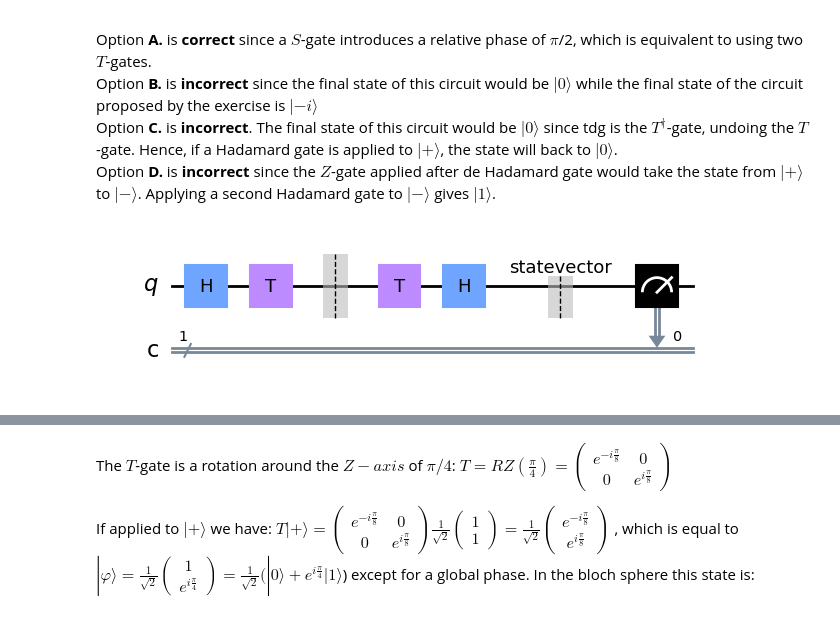
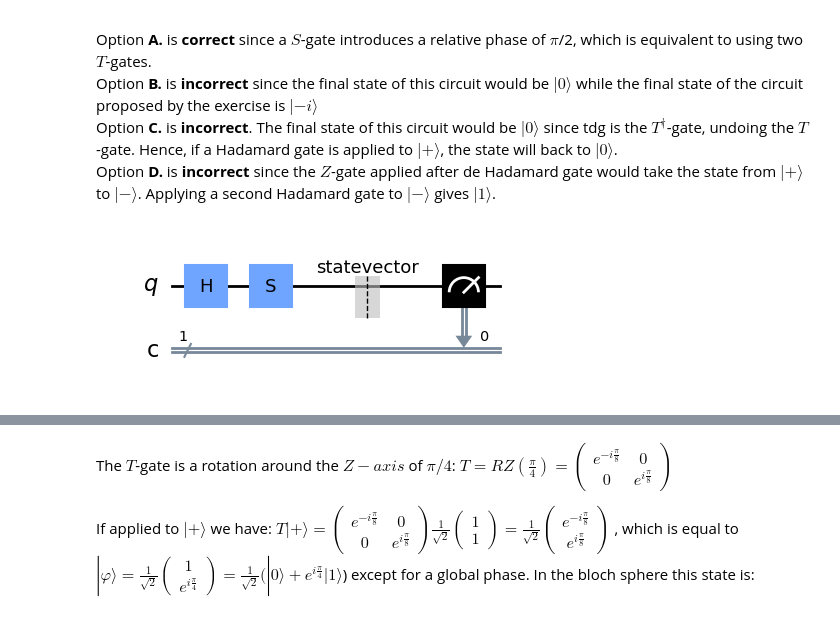
Before and after one commit to VRGQuantumTech/learning_qiskit, a Jupyter notebook: exam_exercices.ipynb, the cells around one changed output, grey strips where cells are left out. Cells and saved outputs as stored; diff of their text form; code cells hidden in the pictures.

```diff
--- a/exam_exercices.ipynb
+++ b/exam_exercices.ipynb
@@ -762,30 +762,28 @@ Option <b>D.</b> is <b>incorrect</b> since the $Z$-gate applied after de Hadamar
 # %%
 # To recreate the circuit given by the exercise:
 
 from qiskit import *
 from qiskit.visualization import plot_bloch_multivector
 
 q = QuantumRegister(1, 'q')
 c = ClassicalRegister(1, 'c')
 
 qc = QuantumCircuit(q,c)
 qasm = Aer.get_backend('qasm_simulator')
 
 qc.h(q)
-qc.t(q)
-qc.barrier()
-qc.t(q)
-qc.h(q)
+qc.s(q)
+#qc.h(q)
 
 qc.save_statevector()
 qc.measure(q,c)
 
 qc_job = qasm.run(circuits = qc, shots = 10000)
 qc_state = qc_job.result().get_statevector()
 
 qc.draw('mpl')
 # %% [output]
-[figure, old version]
+[figure, new version]
 # %%
 plot_bloch_multivector(qc_state)
 # %% [output]
```
Also changed, not shown: parts of 14 cells of this notebook.
